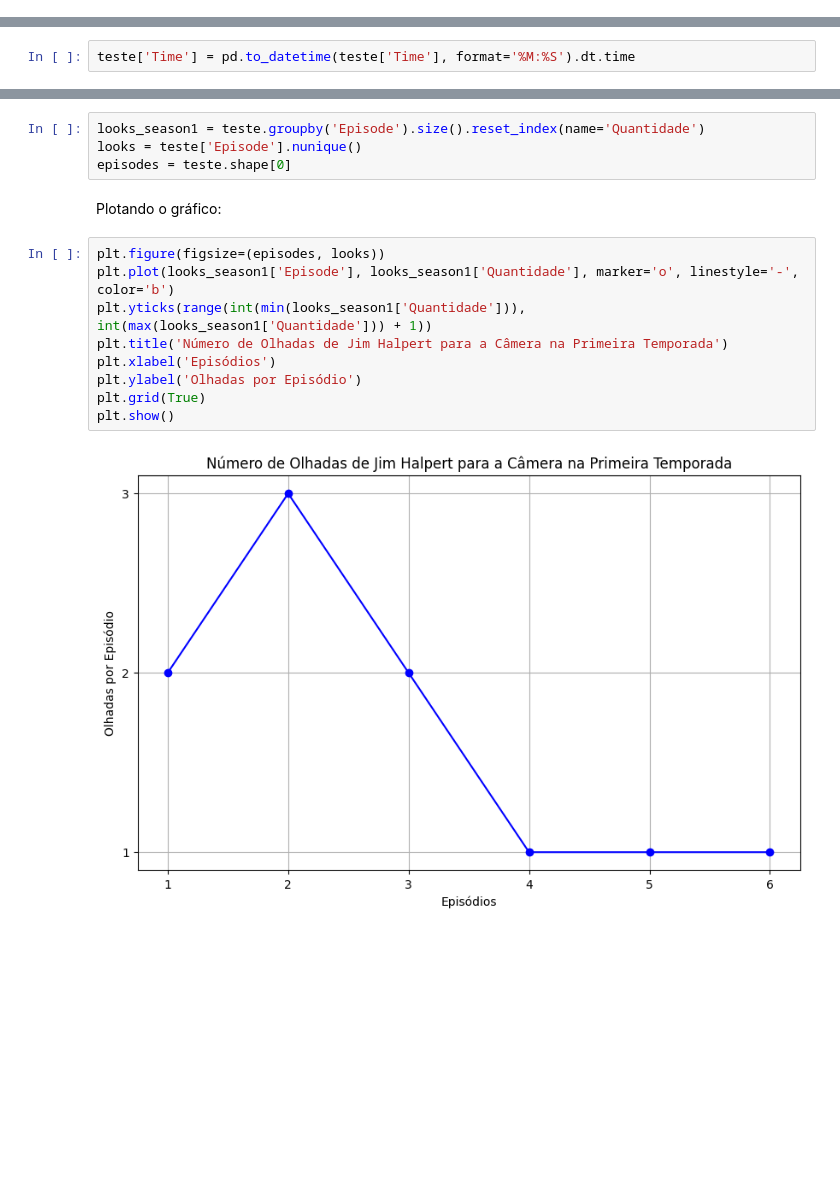
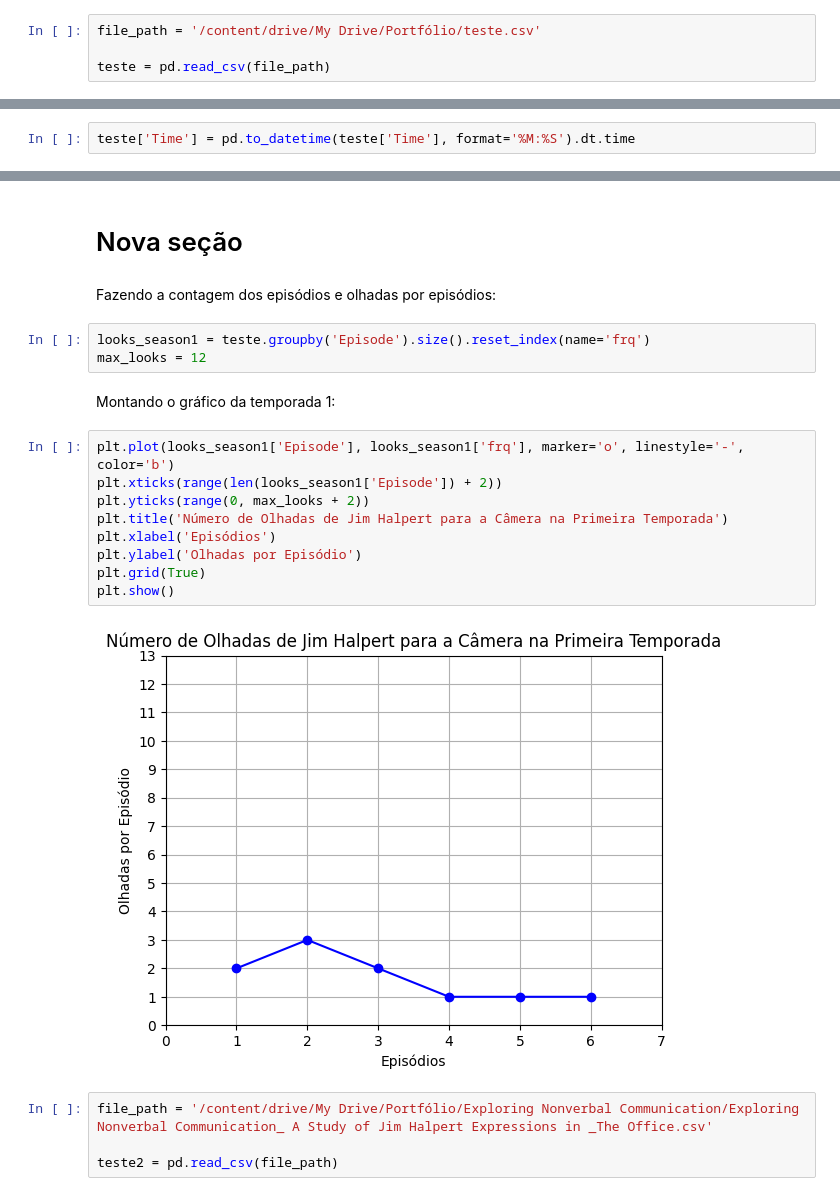
Before and after one commit to marinasbrum/ExploringNonverbalCommunication, a Jupyter notebook: Emotional_Responses_Analysis.ipynb, the cells around one changed output, grey strips where cells are left out. Cells and saved outputs as stored; diff of their text form; blank space fills up the shorter version.

```diff
--- a/Emotional_Responses_Analysis.ipynb
+++ b/Emotional_Responses_Analysis.ipynb
@@ -18,3 +15,7 @@ teste.head()
+# %%
+file_path = '/content/drive/My Drive/Portfólio/teste.csv'
+
+teste = pd.read_csv(file_path)
 # %% [markdown]
 Convertendo a coluna para o formato de min:seg :
 # %%
@@ -24,17 +23,24 @@ Verificando as variáveis episódio e quantidade de olhadas por episódio:
+# %% [markdown]
+# Nova seção
+# %% [markdown]
+Fazendo a contagem dos episódios e olhadas por episódios:
 # %%
-looks_season1 = teste.groupby('Episode').size().reset_index(name='Quantidade')
-looks = teste['Episode'].nunique()
-episodes = teste.shape[0]
+looks_season1 = teste.groupby('Episode').size().reset_index(name='frq')
+max_looks = 12
-# %% [markdown]
-Plotando o gráfico:
+# %% [markdown]
+Montando o gráfico da temporada 1:
 # %%
-plt.figure(figsize=(episodes, looks))
-plt.plot(looks_season1['Episode'], looks_season1['Quantidade'], marker='o', linestyle='-', color='b')
-plt.yticks(range(int(min(looks_season1['Quantidade'])), int(max(looks_season1['Quantidade'])) + 1))
+plt.plot(looks_season1['Episode'], looks_season1['frq'], marker='o', linestyle='-', color='b')
+plt.xticks(range(len(looks_season1['Episode']) + 2))
+plt.yticks(range(0, max_looks + 2))
 plt.title('Número de Olhadas de Jim Halpert para a Câmera na Primeira Temporada')
 plt.xlabel('Episódios')
 plt.ylabel('Olhadas por Episódio')
 plt.grid(True)
 plt.show()
 # %% [output]
-[figure, old version]
+[figure, new version]
+# %%
+file_path = '/content/drive/My Drive/Portfólio/Exploring Nonverbal Communication/Exploring Nonverbal Communication_ A Study of Jim Halpert Expressions in _The Office.csv'
+
+teste2 = pd.read_csv(file_path)
```
Also changed, not shown: parts of 3 cells of this notebook.
